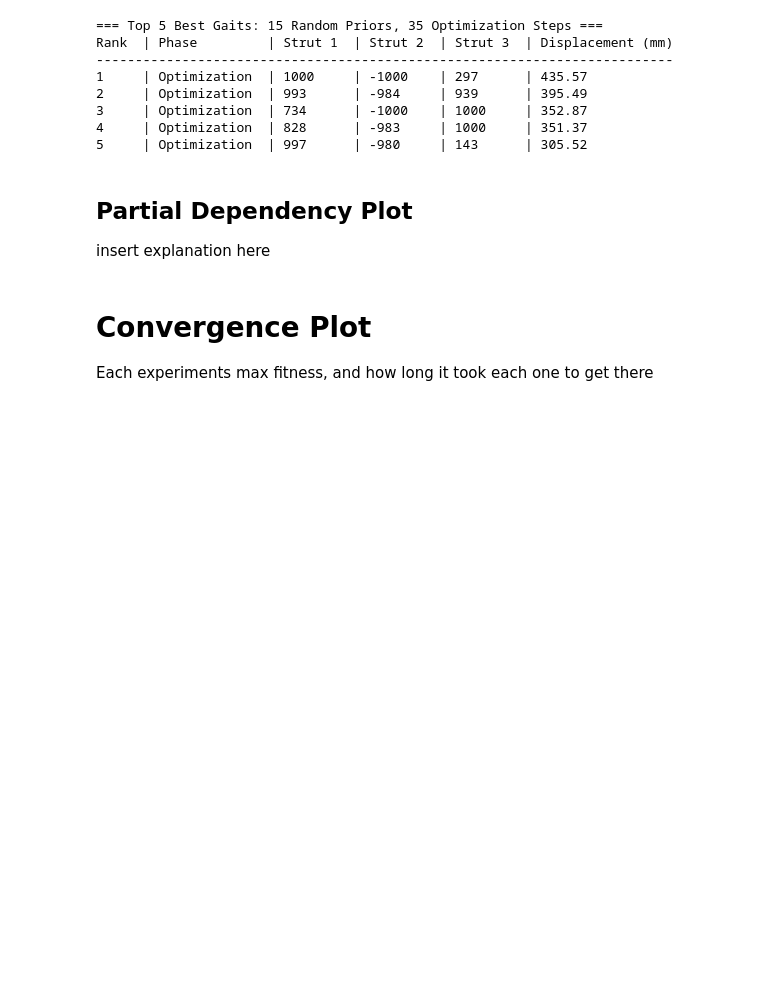
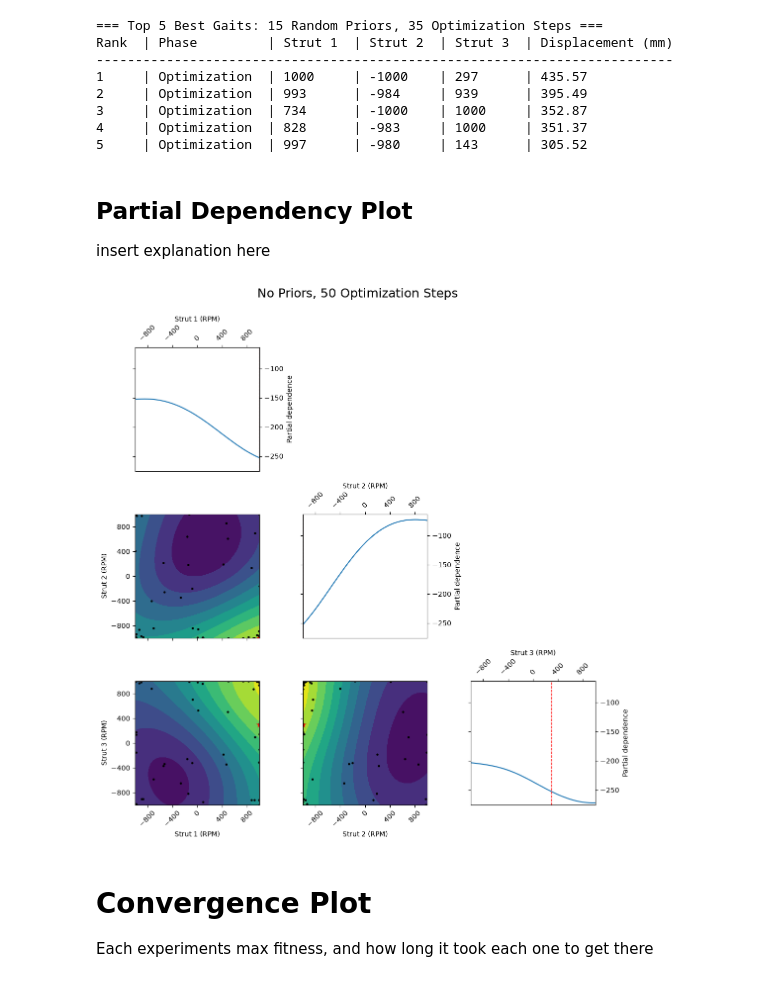
Before and after one commit to UnionEvoRobo/SPVVVECTR, a Jupyter notebook: Python-BT-Control/Better-BLE-Control/visualization_bo_skopt.ipynb, the cells around one changed output. Drawn from its saved outputs; the diff is of its cells as text; code cells hidden in the pictures; blank space fills up the shorter version.

```diff
--- a/Python-BT-Control/Better-BLE-Control/visualization_bo_skopt.ipynb
+++ b/Python-BT-Control/Better-BLE-Control/visualization_bo_skopt.ipynb
@@ -181,6 +225,10 @@ Rank  | Phase         | Strut 1  | Strut 2  | Strut 3  | Displacement (mm)
 # %% [markdown]
 ## Partial Dependency Plot
 insert explanation here
+# %%
+plot_partial_dependence('./bo_results_no_priors/bo_model_20260728_150129.pkl', title="No Priors, 50 Optimization Steps")
+# %% [output]
+[figure, added]
 # %% [markdown]
 # Convergence Plot
 Each experiments max fitness, and how long it took each one to get there
```
Also changed, not shown: parts of 7 cells of this notebook.
